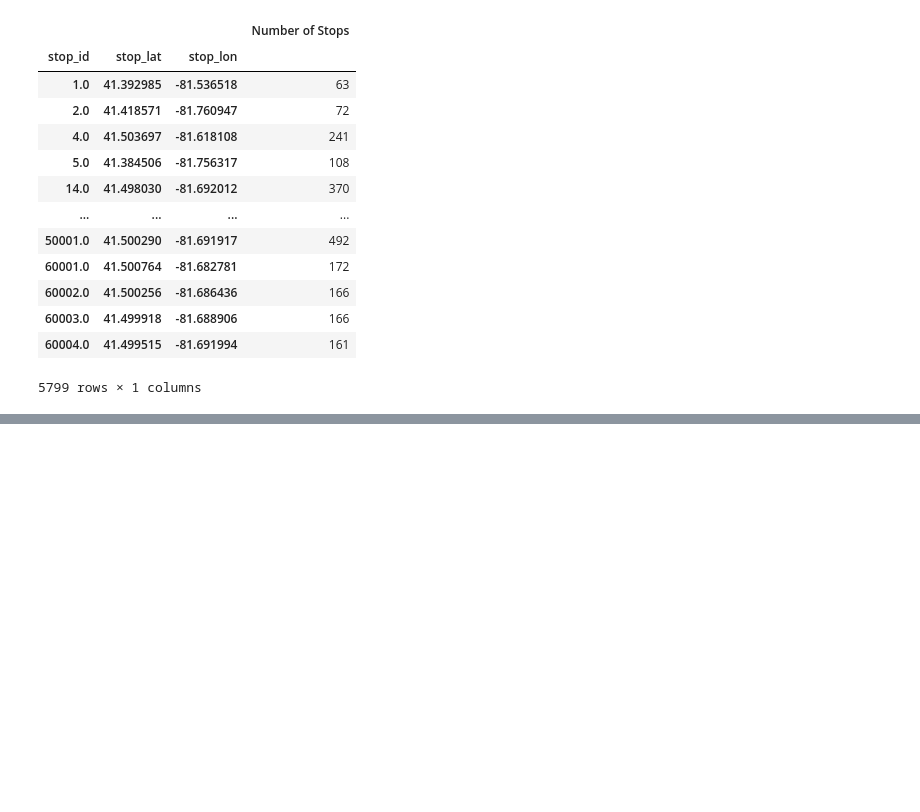
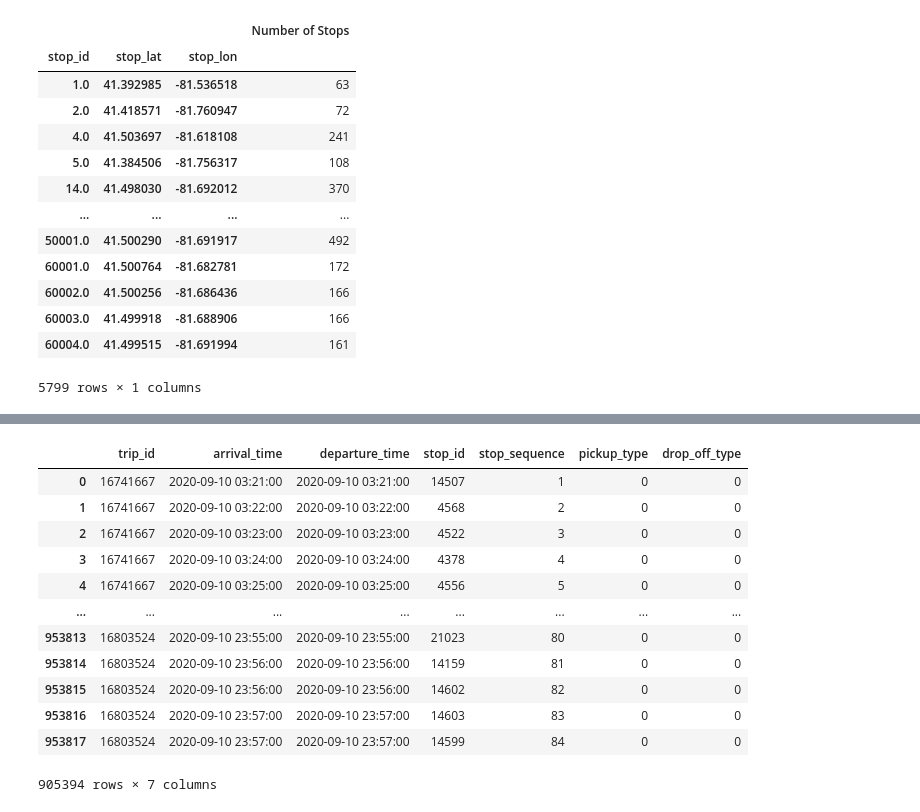
Before and after one commit to tanazimmer/Project1, a Jupyter notebook: bus_project.ipynb, the cells around one changed output, grey strips where cells are left out. Cells and saved outputs as stored; diff of their text form; code cells hidden in the pictures; blank space fills up the shorter version.

```diff
--- a/bus_project.ipynb
+++ b/bus_project.ipynb
@@ -119,0 +154,19 @@ fig_mark
+# %%
+#Convert arrival and departure times into timestamps
+clean_trip["arrival_time"] = pd.to_datetime(clean_trip["arrival_time"])
+clean_trip["departure_time"] = pd.to_datetime(clean_trip["departure_time"])
+clean_trip
+# %% [output]
+|  | trip_id | arrival_time | departure_time | stop_id | stop_sequence | pickup_type | drop_off_type |
+| 0 | 16741667 | 2020-09-10 03:21:00 | 2020-09-10 03:21:00 | 14507 | 1 | 0 | 0 |
+| 1 | 16741667 | 2020-09-10 03:22:00 | 2020-09-10 03:22:00 | 4568 | 2 | 0 | 0 |
+| 2 | 16741667 | 2020-09-10 03:23:00 | 2020-09-10 03:23:00 | 4522 | 3 | 0 | 0 |
+| 3 | 16741667 | 2020-09-10 03:24:00 | 2020-09-10 03:24:00 | 4378 | 4 | 0 | 0 |
+| 4 | 16741667 | 2020-09-10 03:25:00 | 2020-09-10 03:25:00 | 4556 | 5 | 0 | 0 |
+| ... | ... | ... | ... | ... | ... | ... | ... |
+| 953813 | 16803524 | 2020-09-10 23:55:00 | 2020-09-10 23:55:00 | 21023 | 80 | 0 | 0 |
+| 953814 | 16803524 | 2020-09-10 23:56:00 | 2020-09-10 23:56:00 | 14159 | 81 | 0 | 0 |
+| 953815 | 16803524 | 2020-09-10 23:56:00 | 2020-09-10 23:56:00 | 14602 | 82 | 0 | 0 |
+| 953816 | 16803524 | 2020-09-10 23:57:00 | 2020-09-10 23:57:00 | 14603 | 83 | 0 | 0 |
+| 953817 | 16803524 | 2020-09-10 23:57:00 | 2020-09-10 23:57:00 | 14599 | 84 | 0 | 0 |
+905394 rows × 7 columns
```
Also changed, not shown: parts of 9 cells of this notebook.
